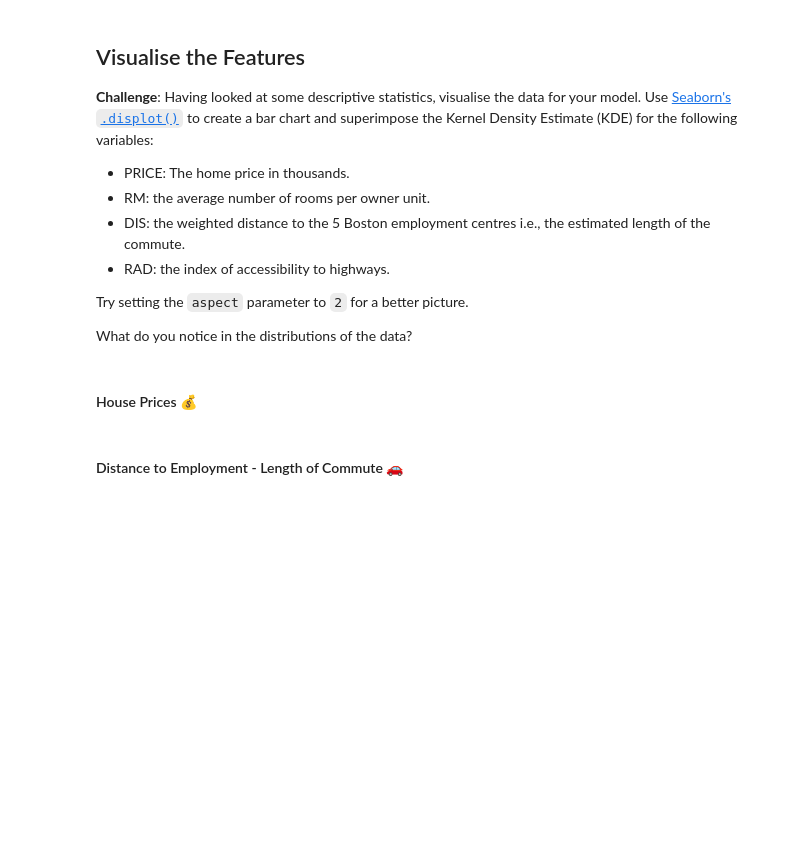
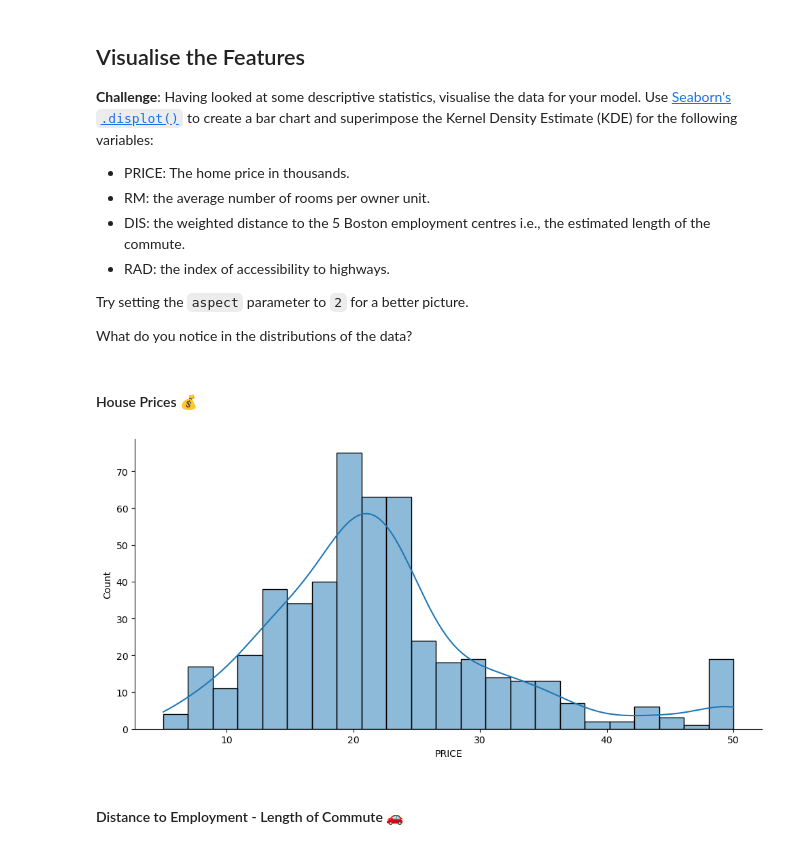
Before and after one commit to Abie221/Multivariable_Regression, a Jupyter notebook: Multivariable_Regression_and_Valuation_Model_(start).ipynb, the cells around one changed output. Drawn from its saved outputs; the diff is of its cells as text; code cells hidden in the pictures; blank space fills up the shorter version.

```diff
--- a/Multivariable_Regression_and_Valuation_Model_(start).ipynb
+++ b/Multivariable_Regression_and_Valuation_Model_(start).ipynb
@@ -144,5 +144,10 @@ Try setting the `aspect` parameter to `2` for a better picture.
 What do you notice in the distributions of the data?
 # %% [markdown]
 #### House Prices 💰
+# %%
+sns.displot(data, x='PRICE', kde=True, aspect=2)
+plt.show()
+# %% [output]
+[figure, added]
 # %% [markdown]
 #### Distance to Employment - Length of Commute 🚗
```
Also changed, not shown: parts of 7 cells of this notebook.
